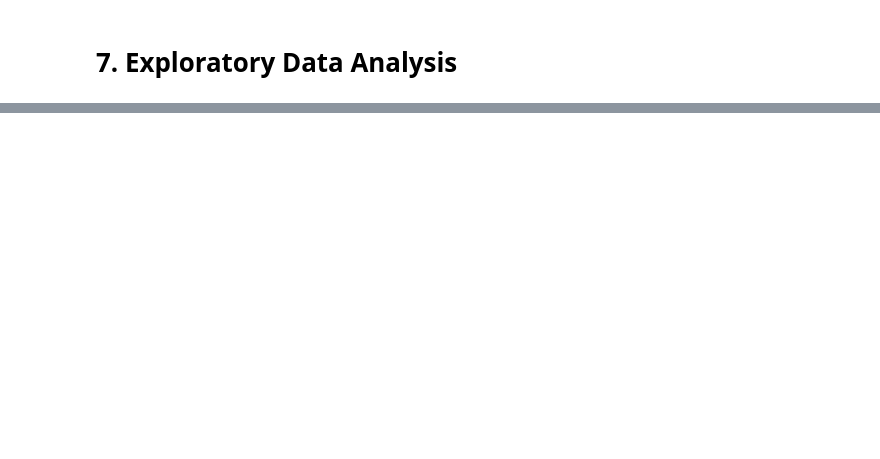
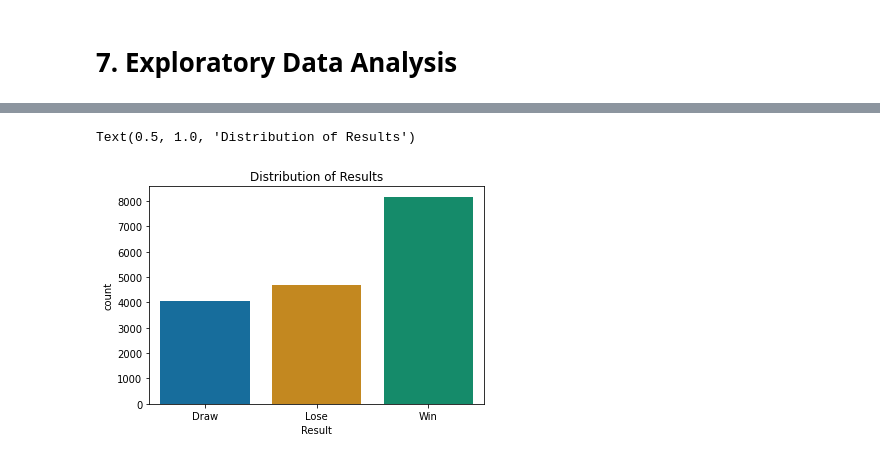
Before and after one commit to Obreintelly/Mchezo_Pesa_Football_Prediction_Analysis, a Jupyter notebook: Mchezo_Pesa_Football_Results_Prediction.ipynb, the cells around one changed output, grey strips where cells are left out. Cells and saved outputs as stored; diff of their text form; code cells hidden in the pictures; blank space fills up the shorter version.

```diff
--- a/Mchezo_Pesa_Football_Results_Prediction.ipynb
+++ b/Mchezo_Pesa_Football_Results_Prediction.ipynb
@@ -621,0 +650,7 @@ df.to_csv('df.csv', index=False)
+# %%
+sns.countplot(df.home_team_status,palette='colorblind', saturation=0.75 )
+plt.xlabel('Result')
+plt.title('Distribution of Results')
+# %% [output]
+Text(0.5, 1.0, 'Distribution of Results')
+[figure, added]
```
Also changed, not shown: parts of 17 cells of this notebook.
